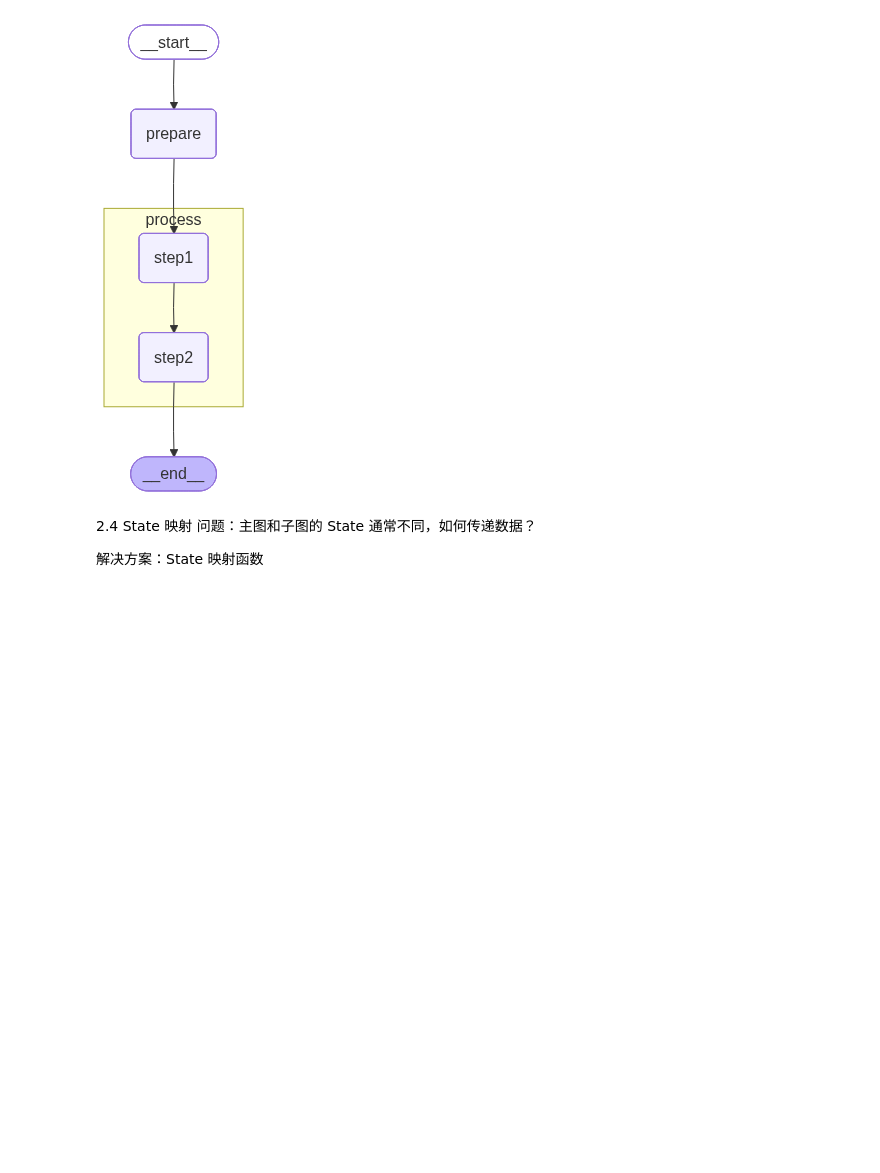
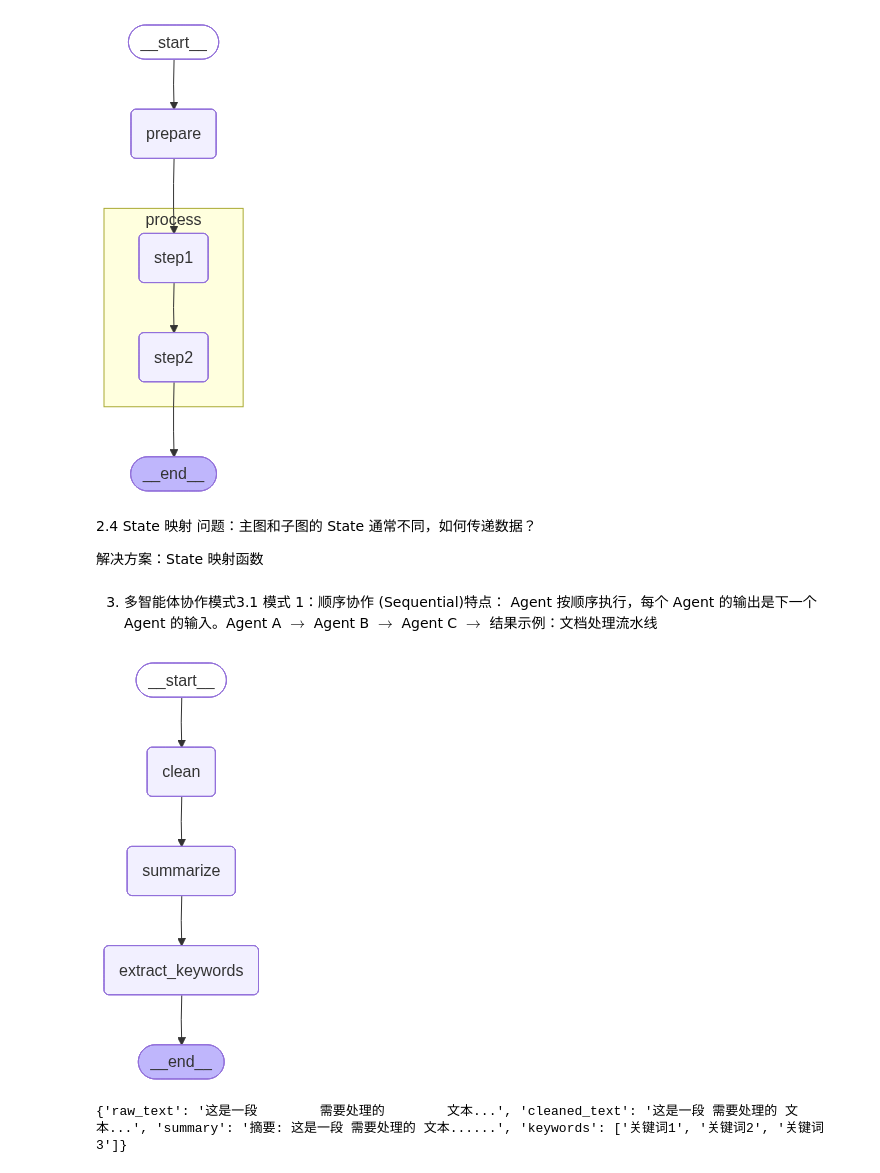
Before and after one commit to KevinXie0131/large_language_model_learning, a Jupyter notebook: langgraph/example_v_1.0.5/example4.1.ipynb, the cells around one changed output. Cells and saved outputs as stored; diff of their text form; code cells hidden in the pictures; blank space fills up the shorter version.

```diff
--- a/langgraph/example_v_1.0.5/example4.1.ipynb
+++ b/langgraph/example_v_1.0.5/example4.1.ipynb
@@ -154,0 +200,61 @@ display_graph(main_app)
+# %% [markdown]
+3. 多智能体协作模式3.1 模式 1：顺序协作 (Sequential)特点： Agent 按顺序执行，每个 Agent 的输出是下一个 Agent 的输入。Agent A $\rightarrow$ Agent B $\rightarrow$ Agent C $\rightarrow$ 结果示例：文档处理流水线
+# %%
+from typing import TypedDict, Annotated
+from langgraph.graph.message import add_messages
+
+class DocumentState(TypedDict):
+    raw_text: str
+    cleaned_text: str
+    summary: str
+    keywords: list
+
+# Agent 1: 清理文本
+def cleaning_agent(state: DocumentState) -> dict:
+    """清理文本 Agent"""
+    raw = state["raw_text"]
+    # 移除多余空格、特殊字符等
+    cleaned = " ".join(raw.split())
+    return {"cleaned_text": cleaned}
+
+# Agent 2: 生成摘要
+def summary_agent(state: DocumentState) -> dict:
+    """摘要 Agent"""
+    text = state["cleaned_text"]
+    # 使用 LLM 生成摘要
+    summary = f"摘要: {text[:100]}..."
+    return {"summary": summary}
+
+# Agent 3: 提取关键词
+def keyword_agent(state: DocumentState) -> dict:
+    """关键词提取 Agent"""
+    text = state["cleaned_text"]
+    # 使用 LLM 或 NLP 工具提取关键词
+    keywords = ["关键词1", "关键词2", "关键词3"]
+    return {"keywords": keywords}
+
+# 构建顺序流水线
+sequential_graph = StateGraph(DocumentState)
+sequential_graph.add_node("clean", cleaning_agent)
+sequential_graph.add_node("summarize", summary_agent)
+sequential_graph.add_node("extract_keywords", keyword_agent)
+
+sequential_graph.add_edge(START, "clean")
+sequential_graph.add_edge("clean", "summarize")
+sequential_graph.add_edge("summarize", "extract_keywords")
+sequential_graph.add_edge("extract_keywords", END)
+
+sequential_app = sequential_graph.compile()
+display_graph(sequential_app)
+
+# 测试
+result = sequential_app.invoke({
+    "raw_text": "这是一段        需要处理的        文本...",
+    "cleaned_text": "",
+    "summary": "",
+    "keywords": []
+})
+print(result)
+# %% [output]
+[figure, added]
+{'raw_text': '这是一段        需要处理的        文本...', 'cleaned_text': '这是一段 需要处理的 文本...', 'summary': '摘要: 这是一段 需要处理的 文本......', 'keywords': ['关键词1', '关键词2', '关键词3']}
```
Also changed, not shown: parts of 3 cells of this notebook, 2 other files.
